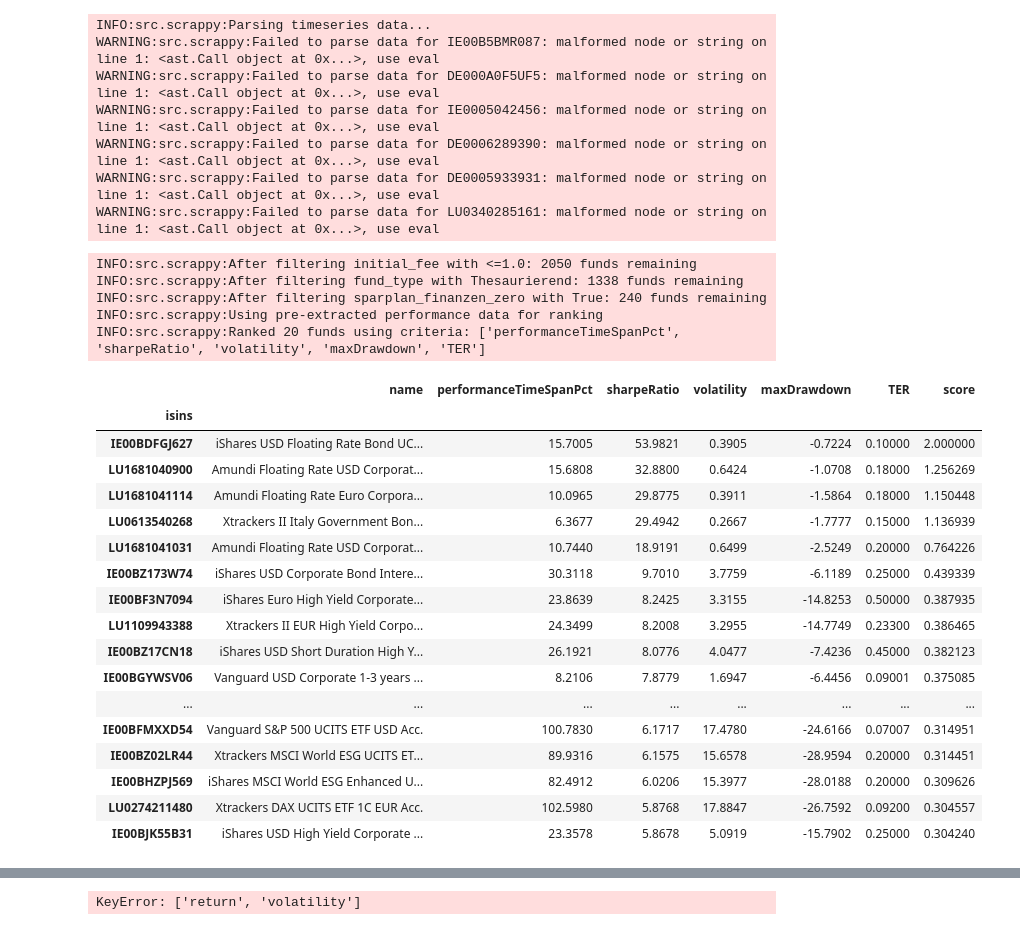
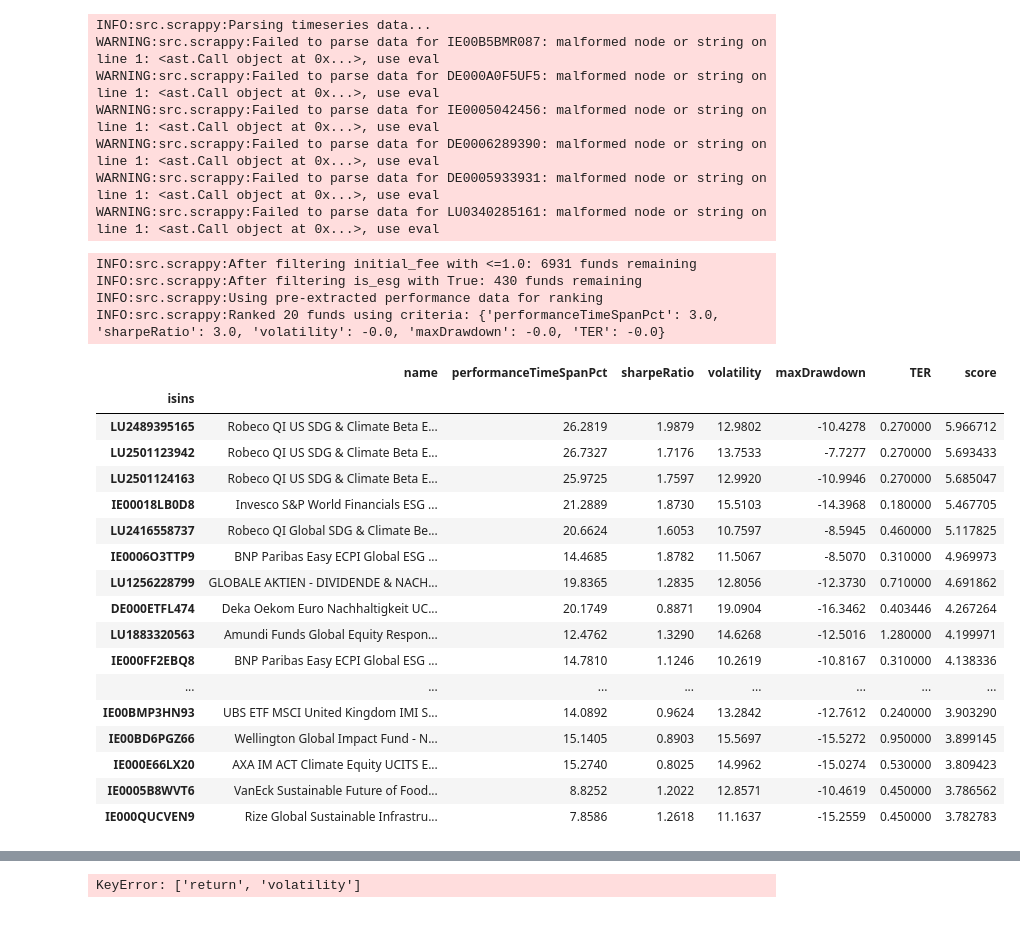
Before and after one commit to jubberwockey/scrappy, a Jupyter notebook: notebooks/scrappy.ipynb, the cells around one changed output, grey strips where cells are left out. Saved outputs shown, nothing was run; the diff lists cells and outputs as text; code cells hidden in the pictures.

```diff
--- a/notebooks/scrappy.ipynb
+++ b/notebooks/scrappy.ipynb
@@ -4,7 +4,10 @@
 
 import pandas as pd
 from src.scrappy import Scrappy
+from src.config import ScrapingConfig
 
+pd.options.display.max_columns = 50
+pd.options.display.max_rows = 50
 pd.set_option('future.no_silent_downcasting', True)
 
 s = Scrappy(
@@ -13,5 +16,5 @@ s = Scrappy(
         timeseries_path='data/timeseries.csv'
     )
 
-benchmarks = ['IE00B5BMR087', 'DE000A0F5UF5', 'IE0005042456', 'DE0006289390', 'DE0005933931', 'LU0340285161']
+benchmarks = ScrapingConfig.DEFAULT_BENCHMARKS
 # %% [output]
@@ -57,40 +61,44 @@ WARNING:src.scrappy:Failed to parse data for LU0340285161: malformed node or str
 # %%
 filters = {
         'initial_fee': '<=1.0', # Ausgabeaufschlag
-        'fund_type': 'Thesaurierend',
-        'sparplan_finanzen_zero': True,
+        # 'fund_type': 'Thesaurierend',
+        'is_esg': True,
+        # 'sustainability_rating': ['HIGH', 'ABOVE_AVERAGE'],
+        # 'sparplan_finanzen_zero': True,
+        # 'finanzen_zero': True,
     }
 
-criteria = {'performanceTimeSpanPct': 0.0,
-            'sharpeRatio': 2.0,
-            'volatility': -0.0,
+criteria = {'performanceTimeSpanPct': 3.0,
+            'sharpeRatio': 3.0,
+            'volatility': -.0,
             'maxDrawdown': -0.0,
-            'TER': -0.0}
+            'TER': -.0}
 
-filtered_isins = s.filter_funds(filters)[['name', 'initial_fee', 'sparplan_finanzen_zero']].index
+filtered_isins = s.filter_funds(filters).index
 
-s.rank_funds(criteria=criteria, timespan='5Y', isins=filtered_isins, limit=20)
+display(s.rank_funds(criteria=criteria, timespan='1Y', isins=filtered_isins, limit=20))
+
+# s.filter_funds(isins=['IE00BJQRDN15'])
 # %% [output]
-INFO:src.scrappy:After filtering initial_fee with <=1.0: 2050 funds remaining
-INFO:src.scrappy:After filtering fund_type with Thesaurierend: 1338 funds remaining
-INFO:src.scrappy:After filtering sparplan_finanzen_zero with True: 240 funds remaining
+INFO:src.scrappy:After filtering initial_fee with <=1.0: 6931 funds remaining
+INFO:src.scrappy:After filtering is_esg with True: 430 funds remaining
 INFO:src.scrappy:Using pre-extracted performance data for ranking
-INFO:src.scrappy:Ranked 20 funds using criteria: ['performanceTimeSpanPct', 'sharpeRatio', 'volatility', 'maxDrawdown', 'TER']
+INFO:src.scrappy:Ranked 20 funds using criteria: {'performanceTimeSpanPct': 3.0, 'sharpeRatio': 3.0, 'volatility': -0.0, 'maxDrawdown': -0.0, 'TER': -0.0}
 |  | name | performanceTimeSpanPct | sharpeRatio | volatility | maxDrawdown | TER | score |
 | isins |  |  |  |  |  |  |  |
-| IE00BDFGJ627 | iShares USD Floating Rate Bond UC... | 15.7005 | 53.9821 | 0.3905 | -0.7224 | 0.10000 | 2.000000 |
-| LU1681040900 | Amundi Floating Rate USD Corporat... | 15.6808 | 32.8800 | 0.6424 | -1.0708 | 0.18000 | 1.256269 |
-| LU1681041114 | Amundi Floating Rate Euro Corpora... | 10.0965 | 29.8775 | 0.3911 | -1.5864 | 0.18000 | 1.150448 |
-| LU0613540268 | Xtrackers II Italy Government Bon... | 6.3677 | 29.4942 | 0.2667 | -1.7777 | 0.15000 | 1.136939 |
-| LU1681041031 | Amundi Floating Rate USD Corporat... | 10.7440 | 18.9191 | 0.6499 | -2.5249 | 0.20000 | 0.764226 |
-| IE00BZ173W74 | iShares USD Corporate Bond Intere... | 30.3118 | 9.7010 | 3.7759 | -6.1189 | 0.25000 | 0.439339 |
-| IE00BF3N7094 | iShares Euro High Yield Corporate... | 23.8639 | 8.2425 | 3.3155 | -14.8253 | 0.50000 | 0.387935 |
-| LU1109943388 | Xtrackers II EUR High Yield Corpo... | 24.3499 | 8.2008 | 3.2955 | -14.7749 | 0.23300 | 0.386465 |
-| IE00BZ17CN18 | iShares USD Short Duration High Y... | 26.1921 | 8.0776 | 4.0477 | -7.4236 | 0.45000 | 0.382123 |
-| IE00BGYWSV06 | Vanguard USD Corporate 1-3 years ... | 8.2106 | 7.8779 | 1.6947 | -6.4456 | 0.09001 | 0.375085 |
+| LU2489395165 | Robeco QI US SDG & Climate Beta E... | 26.2819 | 1.9879 | 12.9802 | -10.4278 | 0.270000 | 5.966712 |
+| LU2501123942 | Robeco QI US SDG & Climate Beta E... | 26.7327 | 1.7176 | 13.7533 | -7.7277 | 0.270000 | 5.693433 |
+| LU2501124163 | Robeco QI US SDG & Climate Beta E... | 25.9725 | 1.7597 | 12.9920 | -10.9946 | 0.270000 | 5.685047 |
+| IE00018LB0D8 | Invesco S&P World Financials ESG ... | 21.2889 | 1.8730 | 15.5103 | -14.3968 | 0.180000 | 5.467705 |
+| LU2416558737 | Robeco QI Global SDG & Climate Be... | 20.6624 | 1.6053 | 10.7597 | -8.5945 | 0.460000 | 5.117825 |
+| IE0006O3TTP9 | BNP Paribas Easy ECPI Global ESG ... | 14.4685 | 1.8782 | 11.5067 | -8.5070 | 0.310000 | 4.969973 |
+| LU1256228799 | GLOBALE AKTIEN - DIVIDENDE & NACH... | 19.8365 | 1.2835 | 12.8056 | -12.3730 | 0.710000 | 4.691862 |
+| DE000ETFL474 | Deka Oekom Euro Nachhaltigkeit UC... | 20.1749 | 0.8871 | 19.0904 | -16.3462 | 0.403446 | 4.267264 |
+| LU1883320563 | Amundi Funds Global Equity Respon... | 12.4762 | 1.3290 | 14.6268 | -12.5016 | 1.280000 | 4.199971 |
+| IE000FF2EBQ8 | BNP Paribas Easy ECPI Global ESG ... | 14.7810 | 1.1246 | 10.2619 | -10.8167 | 0.310000 | 4.138336 |
 | ... | ... | ... | ... | ... | ... | ... | ... |
-| IE00BFMXXD54 | Vanguard S&P 500 UCITS ETF USD Acc. | 100.7830 | 6.1717 | 17.4780 | -24.6166 | 0.07007 | 0.314951 |
-| IE00BZ02LR44 | Xtrackers MSCI World ESG UCITS ET... | 89.9316 | 6.1575 | 15.6578 | -28.9594 | 0.20000 | 0.314451 |
-| IE00BHZPJ569 | iShares MSCI World ESG Enhanced U... | 82.4912 | 6.0206 | 15.3977 | -28.0188 | 0.20000 | 0.309626 |
-| LU0274211480 | Xtrackers DAX UCITS ETF 1C EUR Acc. | 102.5980 | 5.8768 | 17.8847 | -26.7592 | 0.09200 | 0.304557 |
-| IE00BJK55B31 | iShares USD High Yield Corporate ... | 23.3578 | 5.8678 | 5.0919 | -15.7902 | 0.25000 | 0.304240 |
+| IE00BMP3HN93 | UBS ETF MSCI United Kingdom IMI S... | 14.0892 | 0.9624 | 13.2842 | -12.7612 | 0.240000 | 3.903290 |
+| IE00BD6PGZ66 | Wellington Global Impact Fund - N... | 15.1405 | 0.8903 | 15.5697 | -15.5272 | 0.950000 | 3.899145 |
+| IE000E66LX20 | AXA IM ACT Climate Equity UCITS E... | 15.2740 | 0.8025 | 14.9962 | -15.0274 | 0.530000 | 3.809423 |
+| IE0005B8WVT6 | VanEck Sustainable Future of Food... | 8.8252 | 1.2022 | 12.8571 | -10.4619 | 0.450000 | 3.786562 |
+| IE000QUCVEN9 | Rize Global Sustainable Infrastru... | 7.8586 | 1.2618 | 11.1637 | -15.2559 | 0.450000 | 3.782783 |
```
Also changed, not shown: parts of 7 cells of this notebook, 10 other files.
